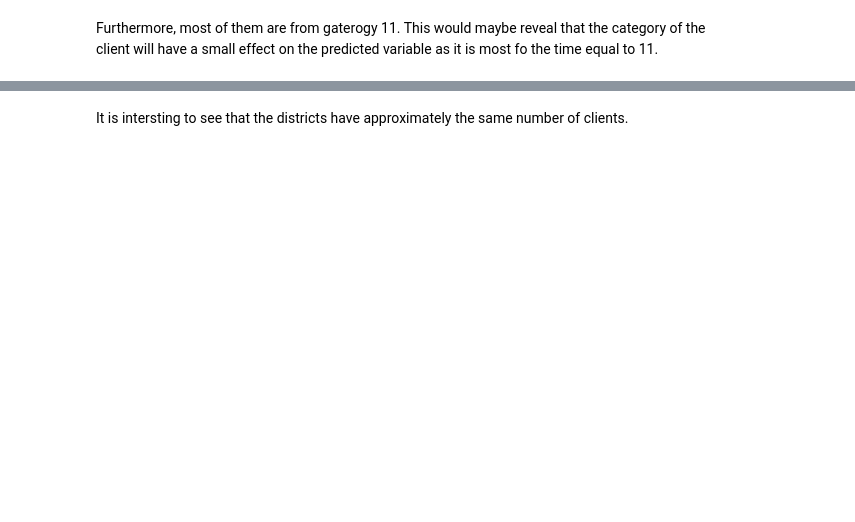
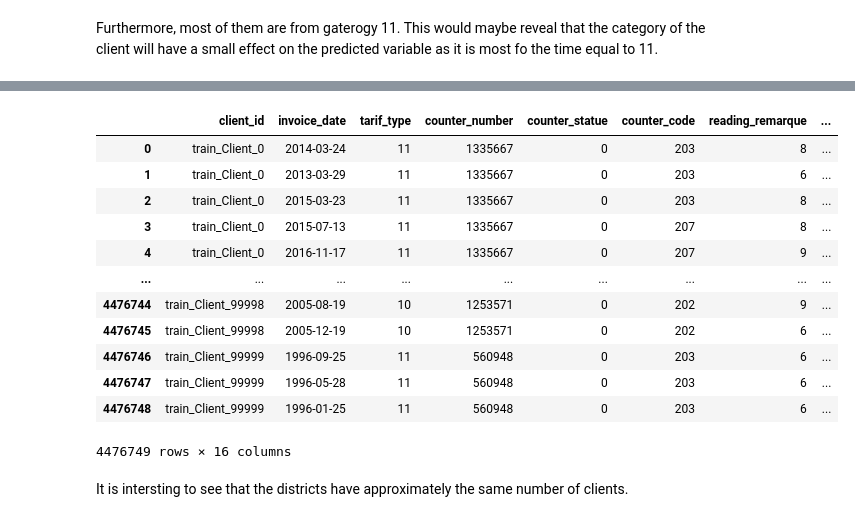
Before and after one commit to ChihabFortas/Fraud-detection-Model, a Jupyter notebook: ML_academy_Project_1.ipynb, the cells around one changed output, grey strips where cells are left out. Cells and saved outputs as stored; diff of their text form; code cells hidden in the pictures; blank space fills up the shorter version.

```diff
--- a/ML_academy_Project_1.ipynb
+++ b/ML_academy_Project_1.ipynb
@@ -181,3 +190,19 @@ Text(0.5, 1.0, 'The number of clients per district')
+# %%
+data['invoice_train']
+# %% [output]
+|  | client_id | invoice_date | tarif_type | counter_number | counter_statue | counter_code | reading_remarque | ... |
+| 0 | train_Client_0 | 2014-03-24 | 11 | 1335667 | 0 | 203 | 8 | ... |
+| 1 | train_Client_0 | 2013-03-29 | 11 | 1335667 | 0 | 203 | 6 | ... |
+| 2 | train_Client_0 | 2015-03-23 | 11 | 1335667 | 0 | 203 | 8 | ... |
+| 3 | train_Client_0 | 2015-07-13 | 11 | 1335667 | 0 | 207 | 8 | ... |
+| 4 | train_Client_0 | 2016-11-17 | 11 | 1335667 | 0 | 207 | 9 | ... |
+| ... | ... | ... | ... | ... | ... | ... | ... | ... |
+| 4476744 | train_Client_99998 | 2005-08-19 | 10 | 1253571 | 0 | 202 | 9 | ... |
+| 4476745 | train_Client_99998 | 2005-12-19 | 10 | 1253571 | 0 | 202 | 6 | ... |
+| 4476746 | train_Client_99999 | 1996-09-25 | 11 | 560948 | 0 | 203 | 6 | ... |
+| 4476747 | train_Client_99999 | 1996-05-28 | 11 | 560948 | 0 | 203 | 6 | ... |
+| 4476748 | train_Client_99999 | 1996-01-25 | 11 | 560948 | 0 | 203 | 6 | ... |
+4476749 rows × 16 columns
 # %% [markdown]
 It is intersting to see that the  districts have approximately the same number of clients.
 # %%
```
Also changed, not shown: parts of 11 cells of this notebook.
